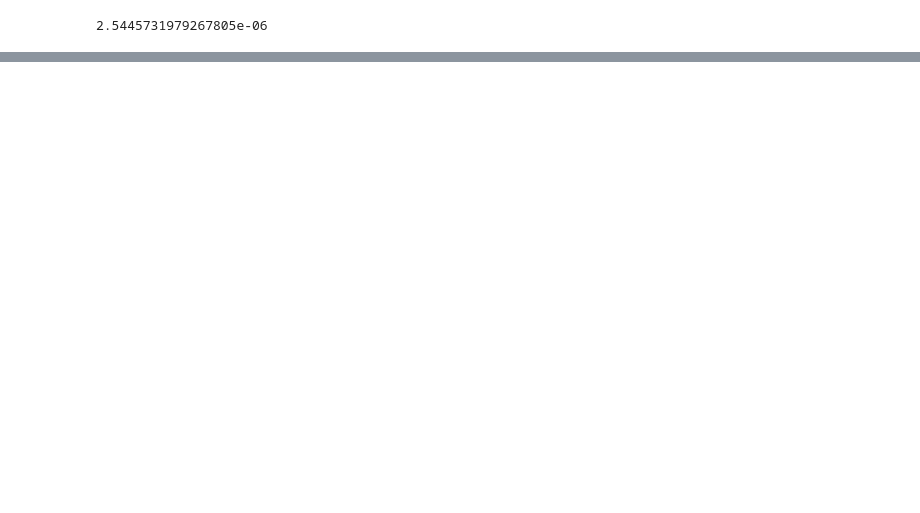
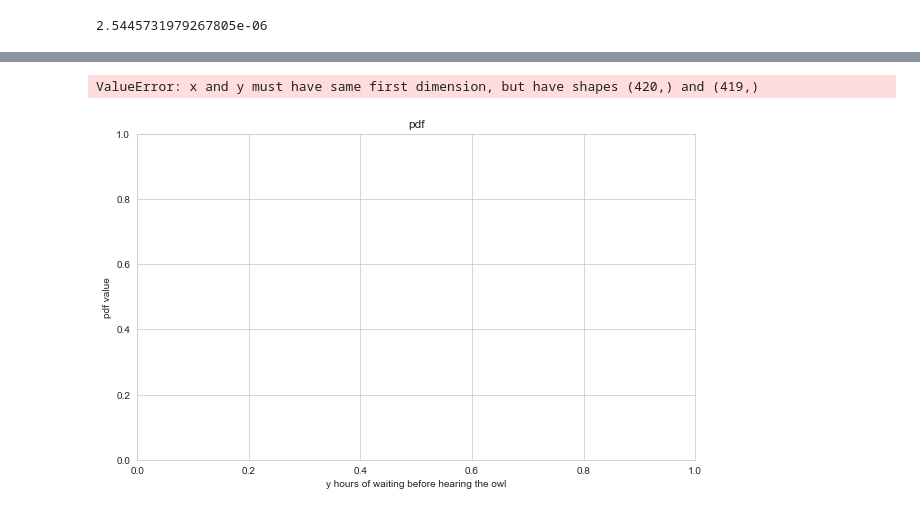
Before and after one commit to saketthakur001/Data-analysis-tasks, a Jupyter notebook: task_2 ashi (1).ipynb, the cells around one changed output, grey strips where cells are left out. Saved outputs shown, nothing was run; the diff lists cells and outputs as text; code cells hidden in the pictures; blank space fills up the shorter version.

```diff
--- a/task_2 ashi (1).ipynb
+++ b/task_2 ashi (1).ipynb
@@ -61,0 +181,71 @@ Before legend properties can be set, you must add a Legend explicitly, or call a
+# %%
+
+# # Plot the histogram probabilities
+# plt.bar(minutes[:numMinutes-1], hist_values, width=0.1, color='blue', label='Histogram Probabilities')
+# # Plot the probability density function values
+# plt.plot(minutes[1:], pdf_values, color='red', label='Probability Density Function')
+# # Set the x-axis label
+# plt.xlabel('Minutes')
+# # Set the y-axis label
+# plt.ylabel('Probability')
+# # Set the title
+# plt.title('Histogram Probabilities vs. Probability Density Function')
+# # Display the legend
+# plt.legend()
+# # Display the plot
+# plt.show()
+
+
+# # Import seaborn and matplotlib
+# import seaborn as sns
+# import matplotlib.pyplot as plt
+
+# # Set the style and color palette of seaborn
+# sns.set_style('whitegrid')
+# sns.set_palette('muted')
+
+# # Plot the histogram probabilities using seaborn barplot
+# sns.barplot(x=minutes[:numMinutes-1], y=hist_values, color='blue', label='Histogram Probabilities')
+# # Plot the probability density function values using matplotlib plot
+# plt.plot(minutes[1:], pdf_values, color='red', label='Probability Density Function')
+# # Set the x-axis label
+# plt.xlabel('Minutes')
+# # Set the y-axis label
+# plt.ylabel('Probability')
+# # Set the title
+# plt.title('Histogram Probabilities vs. Probability Density Function')
+# # Display the legend
+# plt.legend()
+# # Display the plot
+# plt.show()
+
+
+# Create a figure for the probability density function plot
+plt.figure(figsize=(10,6))
+plt.xlabel('y hours of waiting before hearing the owl')
+plt.ylabel('pdf value')
+plt.title('pdf')
+# Plot the probability density function values using a line
+plt.plot(minutes, pdf_values, color='black', label='pdf')
+# Set the legend location
+plt.legend(loc='upper right')
+
+# Display the plot
+plt.show()
+
+# Create a figure for the histogram plot
+plt.figure(figsize=(10,6))
+plt.xlabel('y hours of waiting before hearing the owl')
+plt.ylabel('probability')
+plt.title('histogram')
+# Plot the histogram probabilities using bars
+plt.bar(x=[(minutes[i]+minutes[i+1])/2 for i in range(len(minutes)-1)], height=hist_values, width=0.1,
+ color='red', edgecolor='black', alpha=0.6, label='histogram')
+# Set the legend location
+plt.legend(loc='upper right')
+
+# Display the plot
+plt.show()
+# %% [output]
+ValueError: x and y must have same first dimension, but have shapes (420,) and (419,)
+[figure, added]
```
Also changed, not shown: parts of 10 cells of this notebook.
